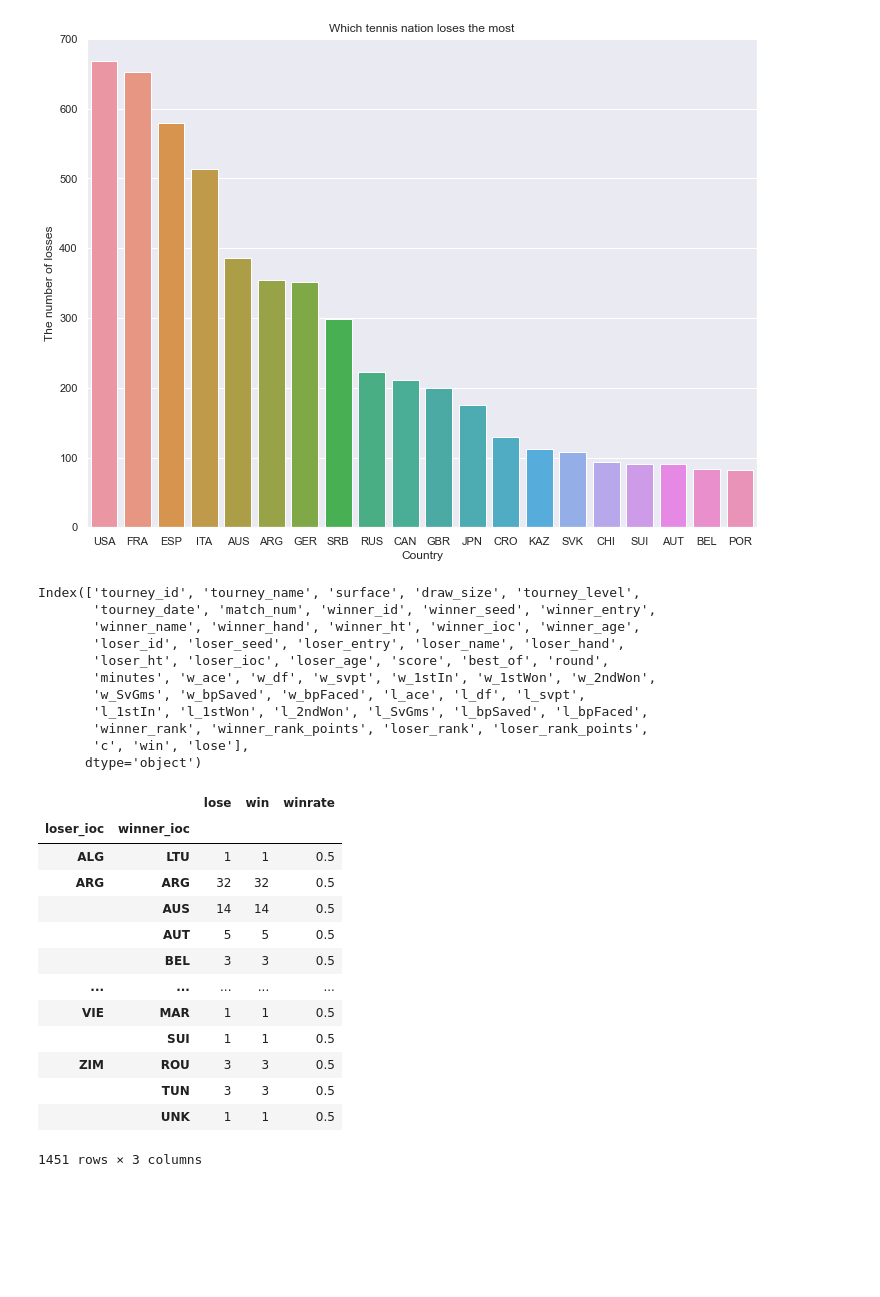
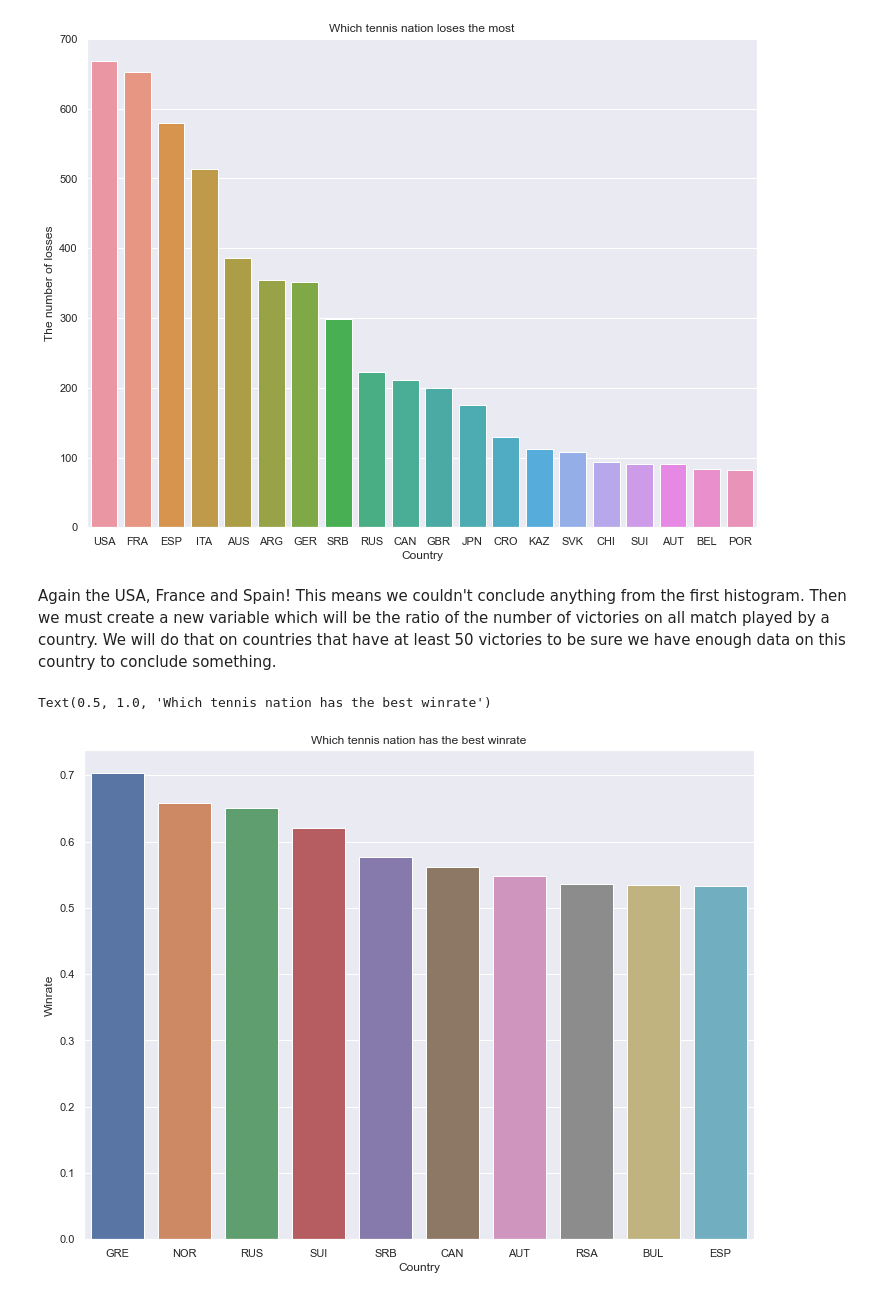
Before and after one commit to BorisBorisov33/Data-Analysis-Group-Project, a Jupyter notebook: analysis.ipynb, the cells around one changed output. Saved outputs shown, nothing was run; the diff lists cells and outputs as text; code cells hidden in the pictures; blank space fills up the shorter version.

```diff
--- a/analysis.ipynb
+++ b/analysis.ipynb
@@ -401,34 +407,24 @@ plt.title('Which tennis nation loses the most')
 # %% [output]
 Text(0.5, 1.0, 'Which tennis nation loses the most')
 [figure]
-# %%
-df_full.columns
-# %% [output]
-Index(['tourney_id', 'tourney_name', 'surface', 'draw_size', 'tourney_level',
-       'tourney_date', 'match_num', 'winner_id', 'winner_seed', 'winner_entry',
-       'winner_name', 'winner_hand', 'winner_ht', 'winner_ioc', 'winner_age',
-       'loser_id', 'loser_seed', 'loser_entry', 'loser_name', 'loser_hand',
-       'loser_ht', 'loser_ioc', 'loser_age', 'score', 'best_of', 'round',
-       'minutes', 'w_ace', 'w_df', 'w_svpt', 'w_1stIn', 'w_1stWon', 'w_2ndWon',
-       'w_SvGms', 'w_bpSaved', 'w_bpFaced', 'l_ace', 'l_df', 'l_svpt',
-       'l_1stIn', 'l_1stWon', 'l_2ndWon', 'l_SvGms', 'l_bpSaved', 'l_bpFaced',
-       'winner_rank', 'winner_rank_points', 'loser_rank', 'loser_rank_points',
-       'c', 'win', 'lose'],
-      dtype='object')
-# %%
-number_of_countries
-# %% [output]
-|  |  | lose | win | winrate |
-| loser_ioc | winner_ioc |  |  |  |
-| ALG | LTU | 1 | 1 | 0.5 |
-| ARG | ARG | 32 | 32 | 0.5 |
-|  | AUS | 14 | 14 | 0.5 |
-|  | AUT | 5 | 5 | 0.5 |
-|  | BEL | 3 | 3 | 0.5 |
-| ... | ... | ... | ... | ... |
-| VIE | MAR | 1 | 1 | 0.5 |
-|  | SUI | 1 | 1 | 0.5 |
-| ZIM | ROU | 3 | 3 | 0.5 |
-|  | TUN | 3 | 3 | 0.5 |
-|  | UNK | 1 | 1 | 0.5 |
-1451 rows × 3 columns
+# %% [markdown]
+Again the USA, France and Spain! This means we couldn't conclude anything from the first histogram. Then we must create a new variable which will be the ratio of the number of victories on all match played by a country. We will do that on countries that have at least 50 victories to be sure we have enough data on this country to conclude something.
+# %%
+win_countries = df_full.groupby('winner_ioc')['win', 'winner_ioc'].sum().sort_values(by=['win'], ascending=False)
+win_countries = win_countries[win_countries['win'] > 50]
+lose_countries = df_full.groupby('loser_ioc')['lose', 'loser_ioc'].sum().sort_values(by=['lose'], ascending=False)
+win_countries.index.names = ['country']
+lose_countries.index.names = ['country']
+lose_countries.reset_index(inplace=True, drop=False)
+win_countries.reset_index(inplace=True, drop=False)
+df_combined = pd.merge(lose_countries, win_countries)
+df_combined['winrate'] = df_combined['win'] / (df_combined['win'] + df_combined['lose'])
+# %%
+df_combined = df_combined.sort_values(by=['winrate'], ascending=False)[:10]
+ax = sns.barplot(x = 'country', y = 'winrate', data=df_combined)
+plt.xlabel('Country')
+plt.ylabel("Winrate")
+plt.title('Which tennis nation has the best winrate')
+# %% [output]
+Text(0.5, 1.0, 'Which tennis nation has the best winrate')
+[figure, added]
```
Also changed, not shown: parts of 7 cells of this notebook.
